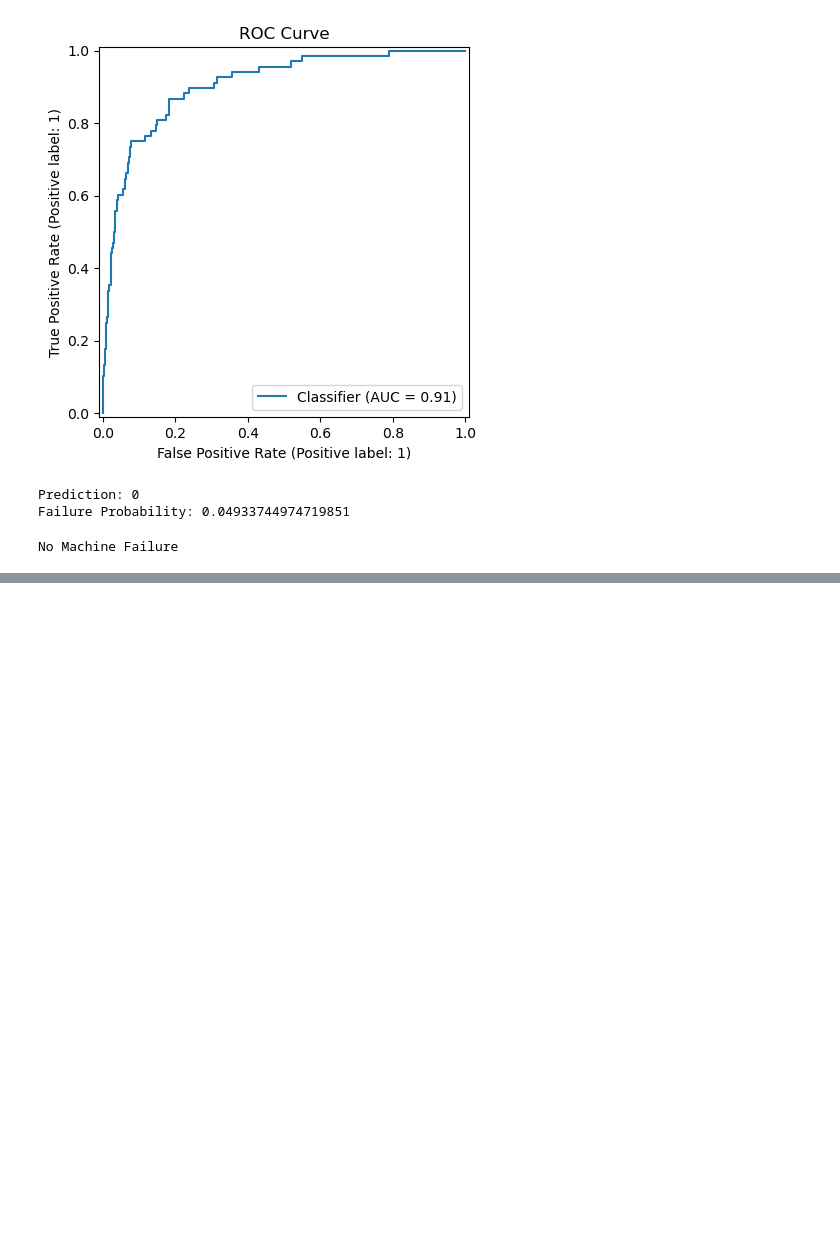
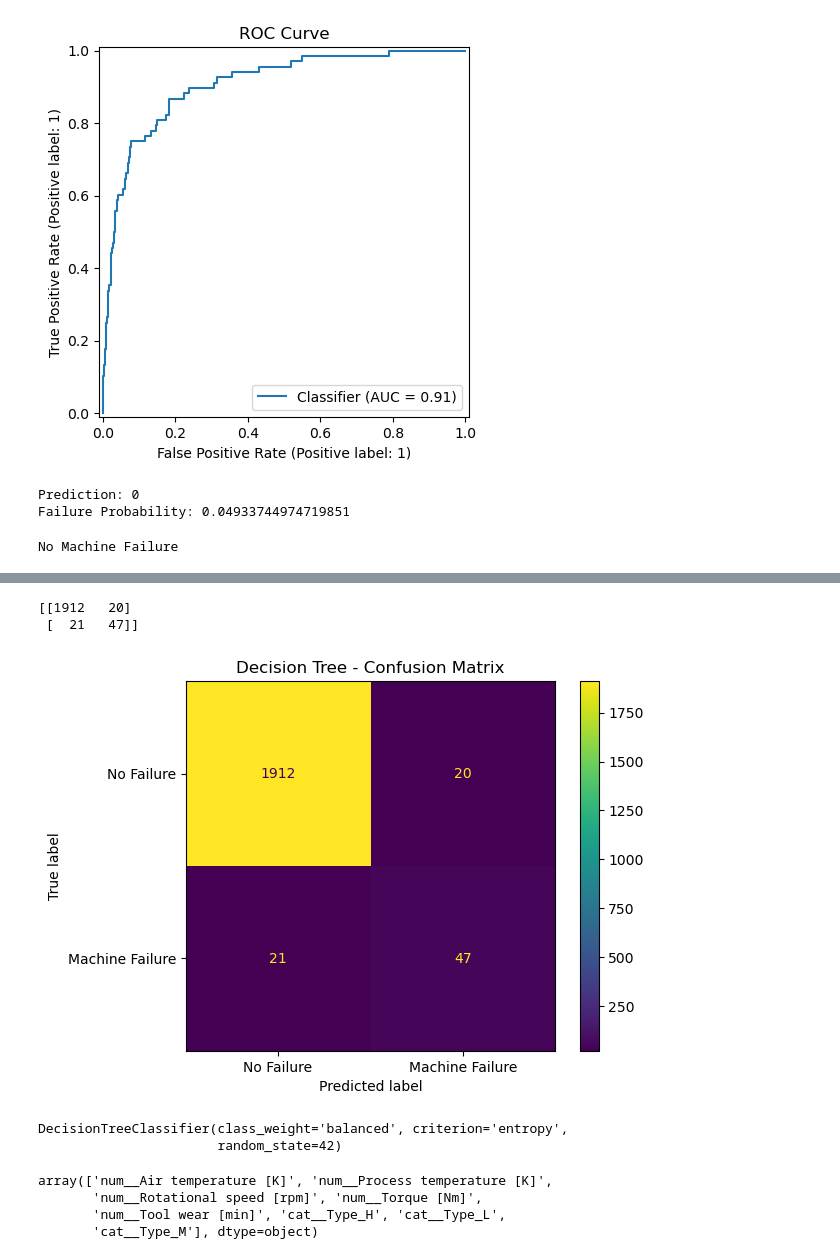
Before and after one commit to ManavPatel7972/Predictive-Maintenance-ML, a Jupyter notebook: notebooks/Pipeline.ipynb, the cells around one changed output, grey strips where cells are left out. Saved outputs shown, nothing was run; the diff lists cells and outputs as text; code cells hidden in the pictures; blank space fills up the shorter version.

Commit message:
Add DT_Model

```diff
--- a/notebooks/Pipeline.ipynb
+++ b/notebooks/Pipeline.ipynb
@@ -484,0 +549,11 @@ joblib.dump(pipeline,"../data/model/machine_failure_pipeline.pkl")
+# %%
+grid_search = GridSearchCV(
+    estimator=pipeline_DT,
+    param_grid=param_gride,
+    scoring="f1",
+    cv=5,
+    n_jobs=1,
+    verbose=1
+)
+# %%
+grid_search.fit(X_train,y_train)
@@ -484,0 +591,2 @@ joblib.dump(pipeline,"../data/model/machine_failure_pipeline.pkl")
+# %%
+best_dt_pipeline = grid_search.best_estimator_
@@ -484,0 +613,2 @@ joblib.dump(pipeline,"../data/model/machine_failure_pipeline.pkl")
+# %%
+dt_y_pred = best_dt_pipeline.predict(X_test)
@@ -484,0 +698,24 @@ joblib.dump(pipeline,"../data/model/machine_failure_pipeline.pkl")
+# %%
+dt_cm = confusion_matrix(
+    y_test,
+    dt_y_pred
+)
+
+print(dt_cm)
+# %% [output]
+[[1912   20]
+ [  21   47]]
+# %%
+ConfusionMatrixDisplay.from_predictions(
+    y_test,
+    dt_y_pred,
+    display_labels=[
+        "No Failure",
+        "Machine Failure"
+    ]
+)
+
+plt.title("Decision Tree - Confusion Matrix")
+plt.show()
+# %% [output]
+[figure, added]
@@ -484,0 +724,5 @@ joblib.dump(pipeline,"../data/model/machine_failure_pipeline.pkl")
+# %%
+dt_model_fitted
+# %% [output]
+DecisionTreeClassifier(class_weight='balanced', criterion='entropy',
+                       random_state=42)
@@ -484,0 +735,7 @@ joblib.dump(pipeline,"../data/model/machine_failure_pipeline.pkl")
+# %%
+feature_names
+# %% [output]
+array(['num__Air temperature [K]', 'num__Process temperature [K]',
+       'num__Rotational speed [rpm]', 'num__Torque [Nm]',
+       'num__Tool wear [min]', 'cat__Type_H', 'cat__Type_L',
+       'cat__Type_M'], dtype=object)
```
Also changed, not shown: parts of 32 cells of this notebook, 5 other files.
